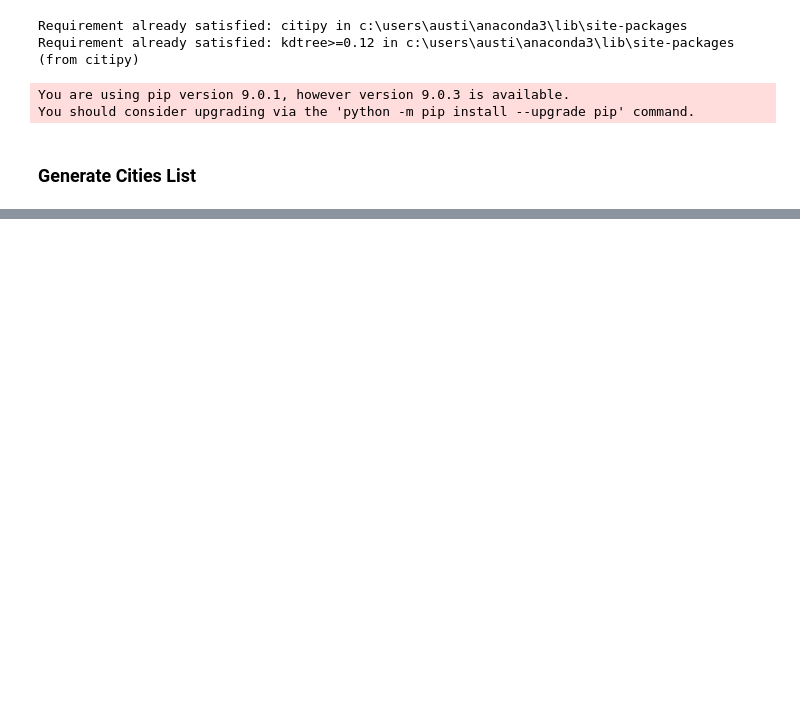
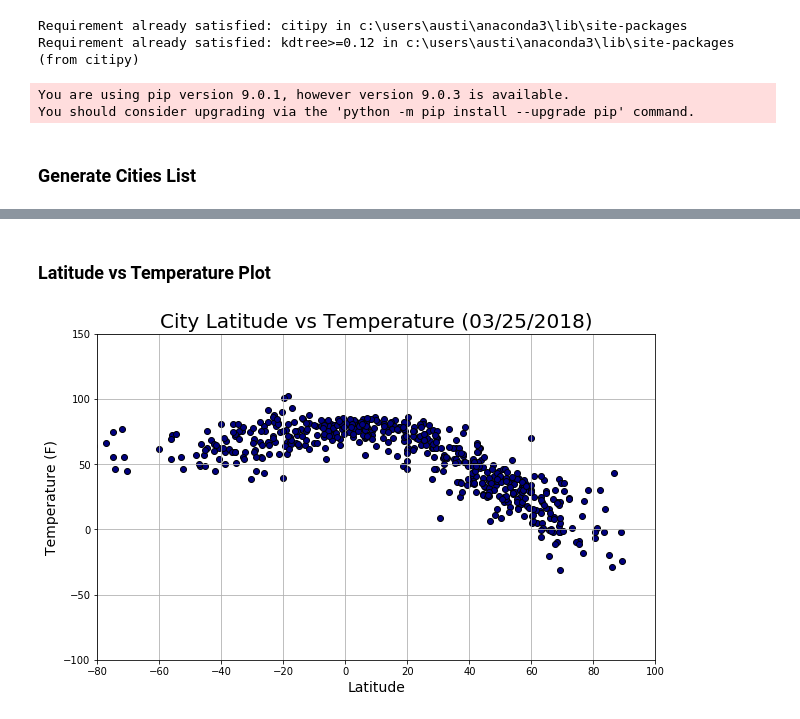
Before and after one commit to arkegarise0209/WeatherPy, a Jupyter notebook: WeatherPy.ipynb, the cells around one changed output, grey strips where cells are left out. Drawn from its saved outputs; the diff is of its cells as text; code cells hidden in the pictures; blank space fills up the shorter version.

```diff
--- a/WeatherPy.ipynb
+++ b/WeatherPy.ipynb
@@ -56,0 +131,6 @@ len(cities_df)
+# %%
+#Drop NaN values from DataFrame
+cities_df.dropna(inplace=True)
+
+#Display final DataFrame
+cities_df.head()
@@ -56,0 +160,27 @@ len(cities_df)
+# %% [markdown]
+### Latitude vs Temperature Plot
+# %%
+#Define axis values
+x_axis = cities_df["Latitude"]
+y_axis = cities_df["Temperature (F)"]
+
+#Set size of scatter plots
+plt.figure(figsize=(10,6))
+
+#Create scatter plot
+plt.scatter(x_axis, y_axis, color="navy", edgecolors="black")
+
+#Aesthetics
+plt.title("City Latitude vs Temperature " + "(" + time.strftime("%m/%d/%Y") + ")", fontsize=20)
+plt.xlabel("Latitude", fontsize=14)
+plt.xlim(-80,100)
+plt.ylabel("Temperature (F)", fontsize=14)
+plt.ylim(-100,150)
+
+#Save plot as PNG image
+plt.savefig("Images/Latitude_vs_Temperature.png")
+
+plt.grid()
+plt.show()
+# %% [output]
+[figure, added]
```
Also changed, not shown: parts of 15 cells of this notebook, 7 other files.
